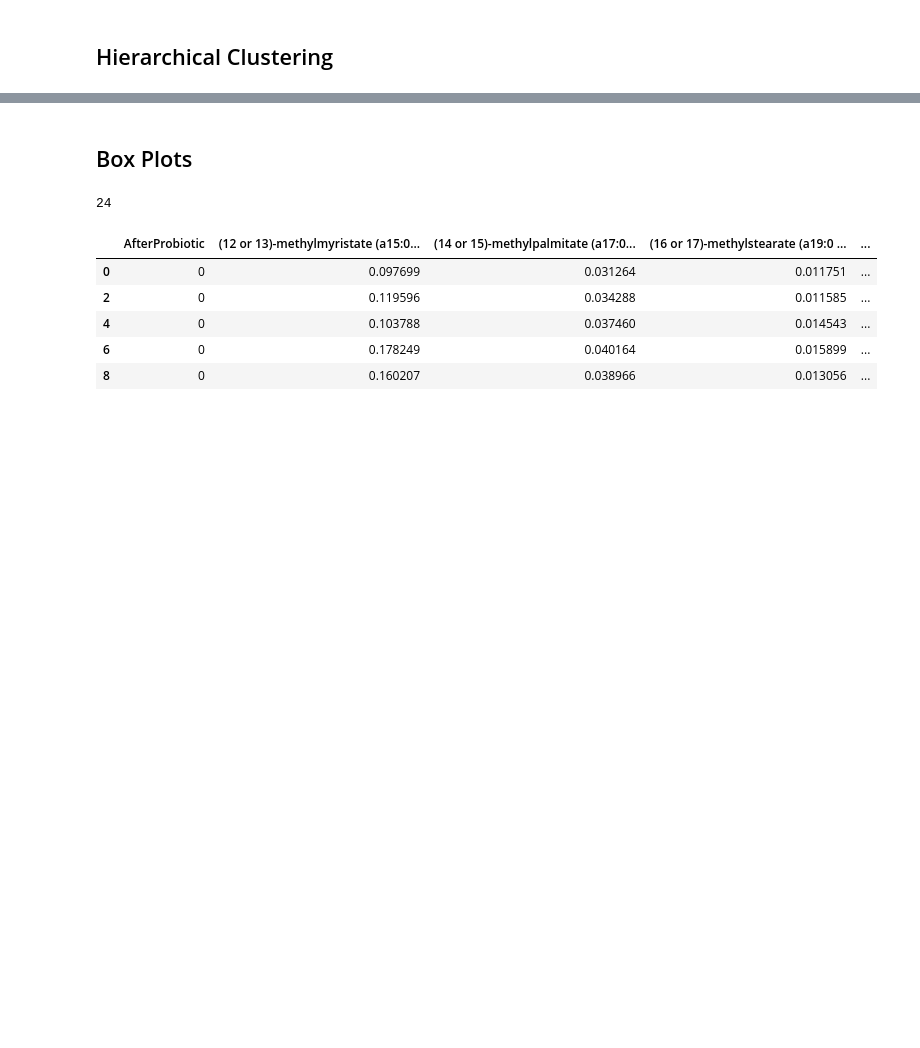
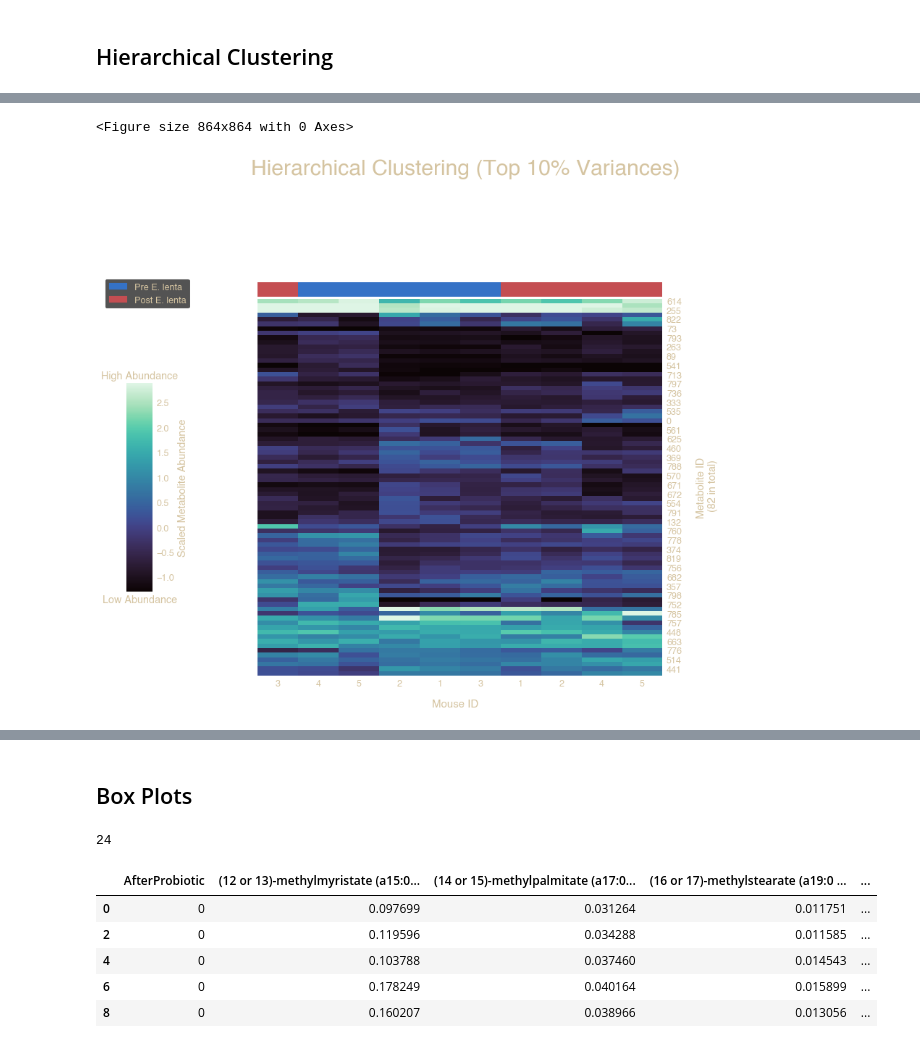
Before and after one commit to danielchang2002/FecalMetabolomics, a Jupyter notebook: notebooks/DataVisualization.ipynb, the cells around one changed output, grey strips where cells are left out. Drawn from its saved outputs; the diff is of its cells as text; code cells hidden in the pictures; blank space fills up the shorter version.

```diff
--- a/notebooks/DataVisualization.ipynb
+++ b/notebooks/DataVisualization.ipynb
@@ -241,0 +252,3 @@ ax.savefig('../output/hierachical.png')
+# %%
+variances = cluster_df.var(axis=1).sort_values(ascending=False)
+variances
@@ -241,0 +269,5 @@ ax.savefig('../output/hierachical.png')
+# %%
+top10 = variances[:int(len(variances) * 0.1)].index.values
+cluster_df_top10 = cluster_df.iloc[top10, :]
+cluster_df_top10.index.name = '\nMetabolite ID\n (82 in total)'
+cluster_df_top10.head()
@@ -241,0 +282,5 @@ ax.savefig('../output/hierachical.png')
+# %%
+hierarchical(cluster_df_top10, "Hierarchical Clustering (Top 10% Variances)", 'HC_10.png', tick=2)
+# %% [output]
+<Figure size 864x864 with 0 Axes>
+[figure, added]
```
Also changed, not shown: parts of 12 cells of this notebook, 1 other file.
